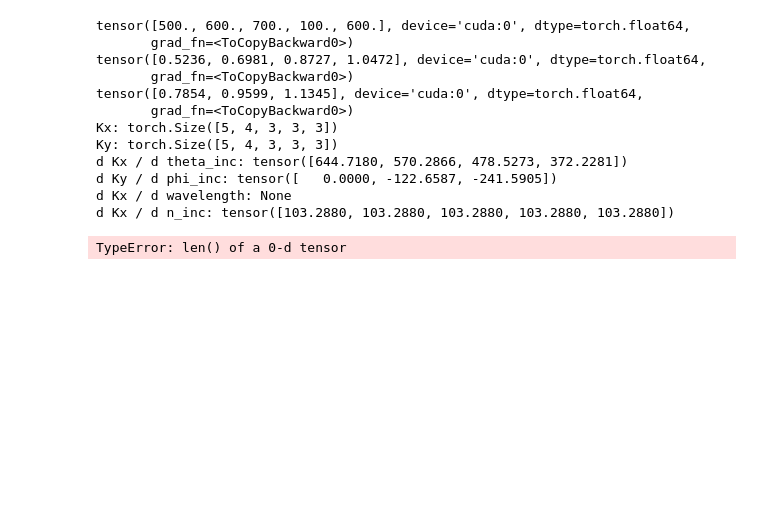
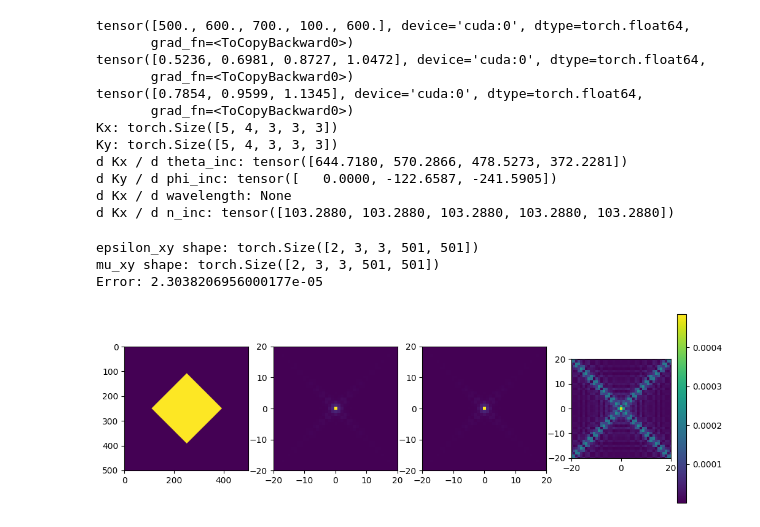
Before and after one commit to RodionovSA/metarcwa, a Jupyter notebook: test.ipynb, the cells around one changed output. Cells and saved outputs as stored; diff of their text form; code cells hidden in the pictures; blank space fills up the shorter version.

```diff
--- a/test.ipynb
+++ b/test.ipynb
@@ -103,30 +105,62 @@ d Kx / d n_inc: tensor([103.2880, 103.2880, 103.2880, 103.2880, 103.2880])
 # %%
 device = torch.device("cuda" if torch.cuda.is_available() else "cpu")
 dtype = torch.float64
 backend = TorchBackend(device=device, dtype=dtype)
 backend2 = TorchBackend(device=device, dtype=dtype)
 
-period = (1.0, 1.0)
-grid = (10, 10)
-canvas = Canvas(period=period, grid=grid)
+period = (500, 500)
+grid = (501, 501)
+lattice = Lattice(period=period, grid=grid)
 
-wavelength = torch.nn.Parameter(torch.tensor([500.0, 600.0, 700.0, 100, 600]), requires_grad=True)  # in nm
+wavelength = torch.nn.Parameter(torch.tensor([500.0, 600.0, 700.0]), requires_grad=True)  # in nm
 theta_inc = torch.nn.Parameter(torch.tensor([30.0, 40.0, 50.0, 60.0]) * torch.pi / 180, requires_grad=True)  # in radians
 phi_inc = torch.nn.Parameter(torch.tensor([45.0, 55.0, 65.0]) * torch.pi / 180, requires_grad=True)  # in radians
 src = Source(backend, wavelength=wavelength, theta=theta_inc, phi=phi_inc)
 
-center = torch.nn.Parameter(torch.tensor([0.5, 0.5]), requires_grad=True)
-size = torch.nn.Parameter(torch.tensor([0.2, 0.2]), requires_grad=True)
-epsilon = torch.nn.Parameter(torch.tensor(4.0), requires_grad=True)
-mu = torch.nn.Parameter(torch.tensor([1.0, 1, 1, 1, 1]), requires_grad=True)
+center = torch.nn.Parameter(torch.tensor([0.0, 0.0]), requires_grad=True)
+size = torch.nn.Parameter(torch.tensor([200.0, 200.0]), requires_grad=True)
+epsilon = torch.nn.Parameter(torch.tensor([4.0,  2]), requires_grad=True)
+epsilon_bg = torch.nn.Parameter(torch.tensor(1.0), requires_grad=True)
 
-rect = Rectangle(backend, canvas, center=center, size=size, epsilon=epsilon, mu=mu)
+mat = Material(epsilon, backend)
+mat_bg = Material(epsilon_bg, backend)
 
+rect = Rectangle(backend, lattice, center=center, size=size, angle=45.0*torch.pi/180, material=mat, soft_mask=False, smoothness=0.001)
 
-epsilon_bg = torch.nn.Parameter(torch.tensor([1.0, 2, 1, 1, 1]), requires_grad=True)
-mu_bg = torch.nn.Parameter(torch.tensor(1.0), requires_grad=True)
-layer = Layer(rect, thickness=100, epsilon_bg=epsilon_bg, mu_bg=mu_bg)
+epsilon_xy = rect.epsilon_xy(mat_bg)
+mu_xy = rect.mu_xy(mat_bg)
+epsilon_mn = rect.epsilon_mn(M=(grid[0]-1)//2, N=(grid[1]-1)//2, mat_bg=mat_bg)
+mu_mn = rect.mu_mn(M=(grid[0]-1)//2, N=(grid[1]-1)//2, mat_bg=mat_bg)
+epsilon_f = backend.fft2(epsilon_xy, dim=(-2, -1)) / (lattice.grid[0] * lattice.grid[1])
+epsilon_f_shifted = backend.fftshift(epsilon_f, dim=(-2, -1))
+print("epsilon_xy shape:", epsilon_xy.shape)
+print("mu_xy shape:", mu_xy.shape)
 
-solver = Eigensolver(layer, src)
+plt.figure(figsize=(12,4))
+
+plt.subplot(141)
+plt.imshow(epsilon_xy[1,0,0].cpu().detach().numpy().real)
+
+plt.subplot(142)
+plt.imshow(backend.abs(epsilon_f_shifted[1,0,0]).cpu().detach().numpy(), extent=(-lattice.period[0]/2, lattice.period[0]/2, -lattice.period[1]/2, lattice.period[1]/2))
+plt.xlim(-20, 20)
+plt.ylim(-20, 20)
+
+plt.subplot(143)
+plt.imshow(backend.abs(epsilon_mn[1,0,0]).cpu().detach().numpy(), extent=(-lattice.period[0]/2, lattice.period[0]/2, -lattice.period[1]/2, lattice.period[1]/2))
+plt.xlim(-20, 20)
+plt.ylim(-20, 20)
+
+plt.subplot(144)
+plt.imshow(backend.abs(epsilon_mn[1,0,0] - epsilon_f_shifted[1,0,0]).cpu().detach().numpy(), extent=(-lattice.period[0]/2, lattice.period[0]/2, -lattice.period[1]/2, lattice.period[1]/2))
+plt.xlim(-20, 20)
+plt.ylim(-20, 20)
+plt.colorbar()
+
+error = torch.sqrt(torch.mean(backend.abs((epsilon_mn[1,1,1] - epsilon_f_shifted[1,1,1])**2)))
+print(f'Error: {error}')
 # %% [output]
-TypeError: len() of a 0-d tensor
+epsilon_xy shape: torch.Size([2, 3, 3, 501, 501])
+mu_xy shape: torch.Size([2, 3, 3, 501, 501])
+Error: 2.3038206956000177e-05
+[figure, added]
```
Also changed, not shown: parts of 16 cells of this notebook, 13 other files.
